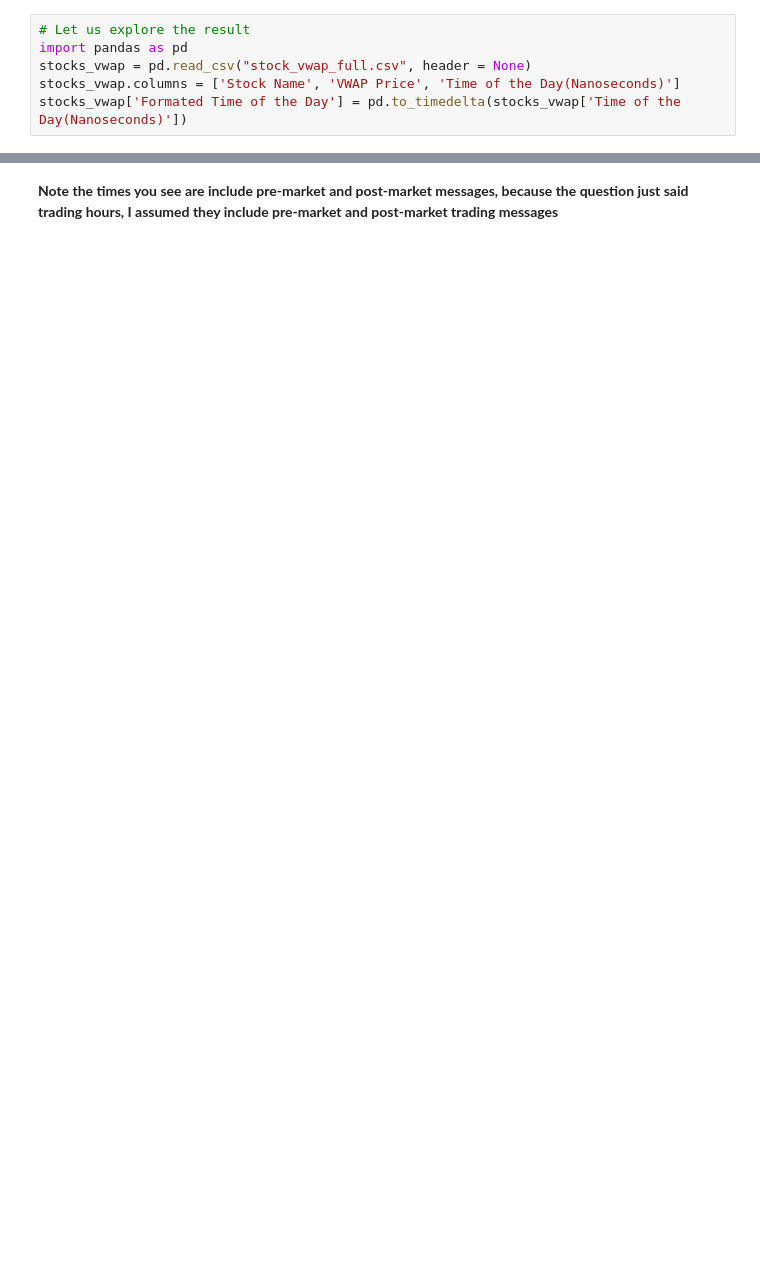
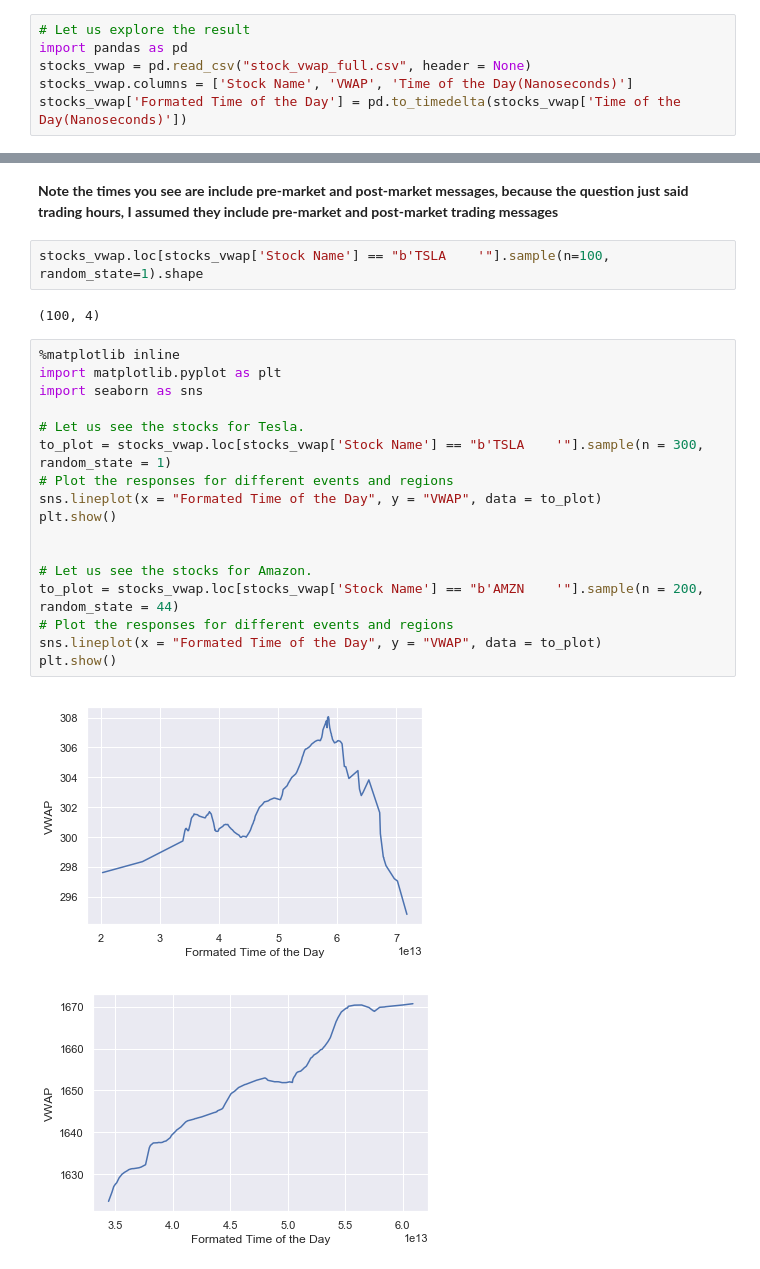
Before and after one commit to amandeepfj/NASDAQ_PITCH_DATA_PARSER, a Jupyter notebook: Deployment/Deployment Guide.ipynb, the cells around one changed output, grey strips where cells are left out. Saved outputs shown, nothing was run; the diff lists cells and outputs as text; blank space fills up the shorter version.

Commit message:
Update - Some plots added to the deployment guide.

```diff
--- a/Deployment/Deployment Guide.ipynb
+++ b/Deployment/Deployment Guide.ipynb
@@ -26,7 +26,7 @@
 # Let us explore the result
 import pandas as pd
 stocks_vwap = pd.read_csv("stock_vwap_full.csv", header = None)
-stocks_vwap.columns = ['Stock Name', 'VWAP Price', 'Time of the Day(Nanoseconds)']
+stocks_vwap.columns = ['Stock Name', 'VWAP', 'Time of the Day(Nanoseconds)']
 stocks_vwap['Formated Time of the Day'] = pd.to_timedelta(stocks_vwap['Time of the Day(Nanoseconds)'])
 # %%
 stocks_vwap.shape
@@ -54,2 +51,26 @@ display(stocks_vwap.tail())
 # %% [markdown]
 **Note the times you see are include pre-market and post-market messages, because the question just said trading hours, I assumed they include pre-market and post-market trading messages**
+# %%
+stocks_vwap.loc[stocks_vwap['Stock Name'] == "b'TSLA    '"].sample(n=100, random_state=1).shape
+# %% [output]
+(100, 4)
+# %%
+%matplotlib inline
+import matplotlib.pyplot as plt
+import seaborn as sns
+
+# Let us see the stocks for Tesla.
+to_plot = stocks_vwap.loc[stocks_vwap['Stock Name'] == "b'TSLA    '"].sample(n = 300, random_state = 1)
+# Plot the responses for different events and regions
+sns.lineplot(x = "Formated Time of the Day", y = "VWAP", data = to_plot)
+plt.show()
+
+
+# Let us see the stocks for Amazon.
+to_plot = stocks_vwap.loc[stocks_vwap['Stock Name'] == "b'AMZN    '"].sample(n = 200, random_state = 44)
+# Plot the responses for different events and regions
+sns.lineplot(x = "Formated Time of the Day", y = "VWAP", data = to_plot)
+plt.show()
+# %% [output]
+[figure, added]
+[figure, added]
```
Also changed, not shown: parts of 2 cells of this notebook.
